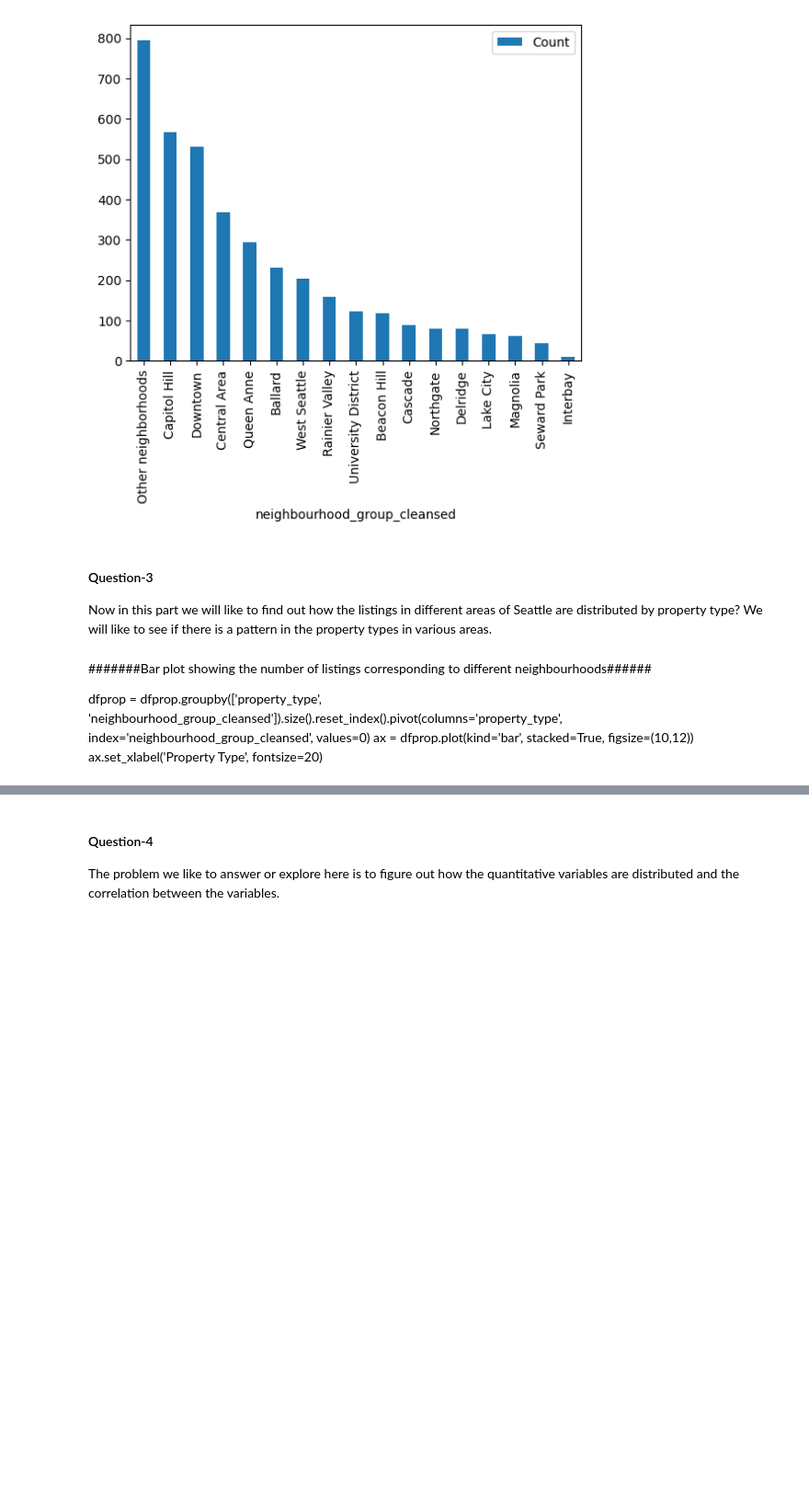
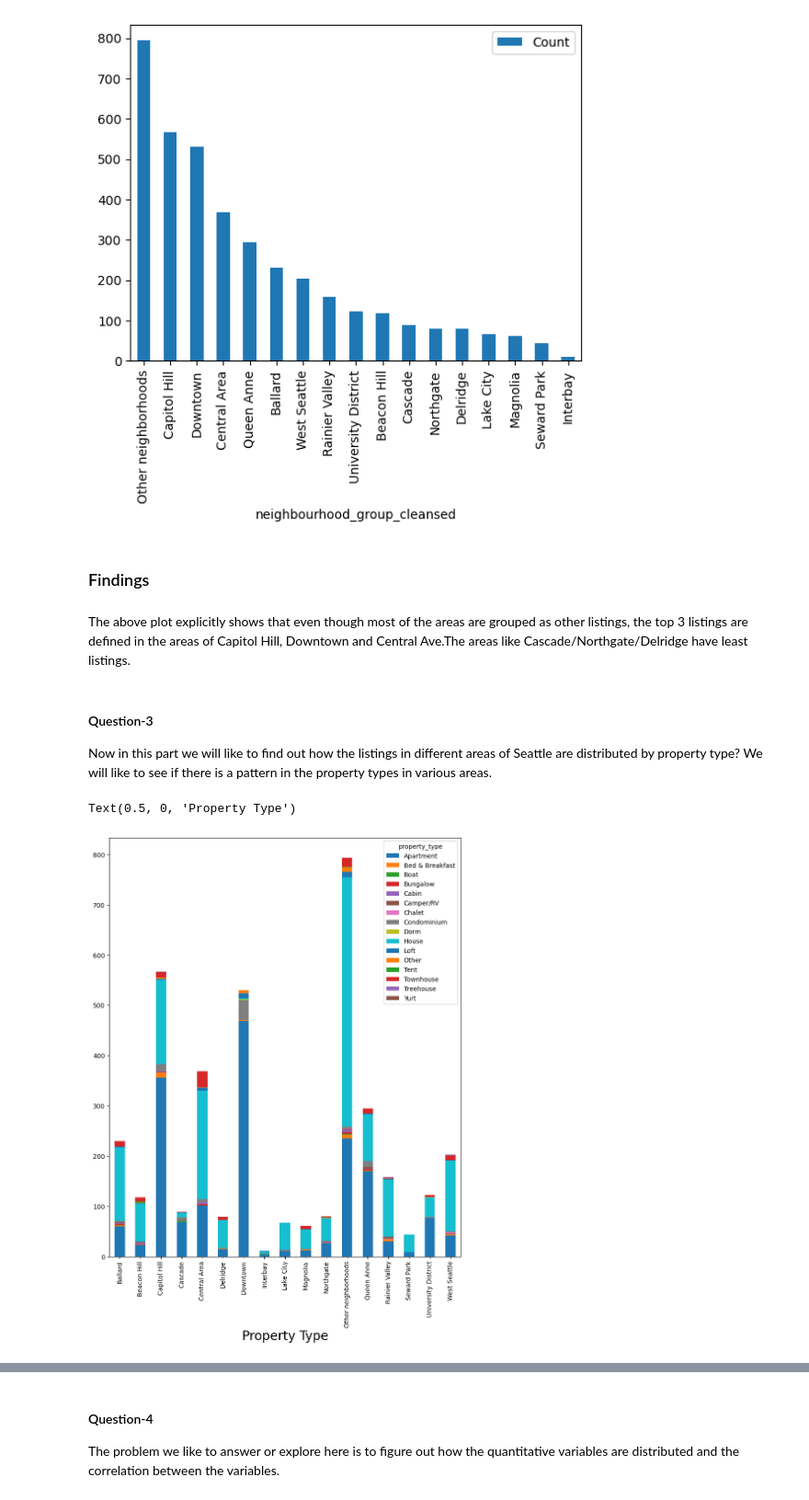
Before and after one commit to roopcm/udacity-write_data_science_blog_post, a Jupyter notebook: Airbnb_Seattle_HomeStay.ipynb, the cells around one changed output, grey strips where cells are left out. Shown at 92% size. Saved outputs shown, nothing was run; the diff lists cells and outputs as text; code cells hidden in the pictures; blank space fills up the shorter version.

```diff
--- a/Airbnb_Seattle_HomeStay.ipynb
+++ b/Airbnb_Seattle_HomeStay.ipynb
@@ -158,6 +162,11 @@ neig_df.plot(x="neighbourhood_group_cleansed", y="Count", kind="bar")
 # %% [output]
 <AxesSubplot:xlabel='neighbourhood_group_cleansed'>
 [figure]
+# %% [markdown]
+### Findings
+# %% [markdown]
+The above plot explicitly shows that even though most of the areas are grouped as other listings, the top 3 listings
+are defined in the areas of Capitol Hill, Downtown and Central Ave.The areas like Cascade/Northgate/Delridge have least listings.
 # %% [markdown]
 #### Question-3
 
@@ -166,9 +175,12 @@ Now in this part we will like to find out how the listings in different areas of
 df_copy = mydf.copy()
 findf = mydf.copy()
 dfprop= mydf.copy()
-# %% [markdown]
-#######Bar plot showing the number of listings corresponding to different neighbourhoods######
-
-dfprop = dfprop.groupby(['property_type', 'neighbourhood_group_cleansed']).size().reset_index().pivot(columns='property_type', index='neighbourhood_group_cleansed', values=0)
-ax = dfprop.plot(kind='bar', stacked=True, figsize=(10,12))
-ax.set_xlabel('Property Type', fontsize=20)
+# %%
+#######Bar plot showing the number of listings corresponding to different neighbourhoods######
+
+dfprop = dfprop.groupby(['property_type', 'neighbourhood_group_cleansed']).size().reset_index().pivot(columns='property_type', index='neighbourhood_group_cleansed', values=0)
+ax = dfprop.plot(kind='bar', stacked=True, figsize=(10,12))
+ax.set_xlabel('Property Type', fontsize=20)
+# %% [output]
+Text(0.5, 0, 'Property Type')
+[figure, added]
```
Also changed, not shown: parts of 9 cells of this notebook.
